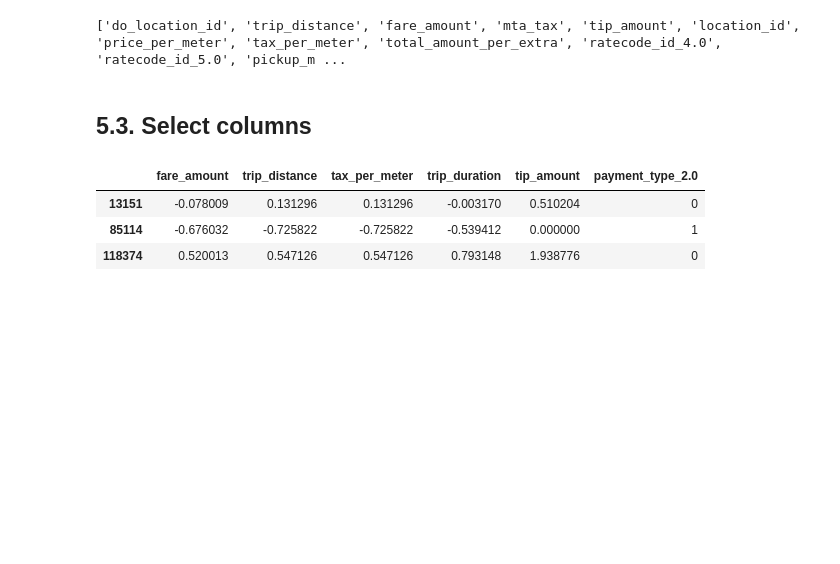
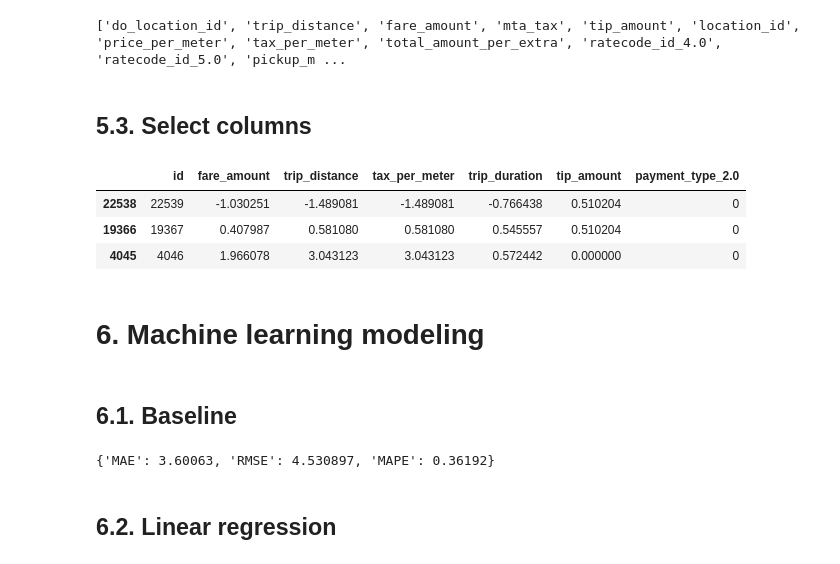
Before and after one commit to cenciati/predict-taxi-fare, a Jupyter notebook: notebooks/experiment-01.ipynb, the cells around one changed output. Saved outputs shown, nothing was run; the diff lists cells and outputs as text; code cells hidden in the pictures; blank space fills up the shorter version.

Commit message:
🧪 experiment 01: machine learning modeling done

```diff
--- a/notebooks/experiment-01.ipynb
+++ b/notebooks/experiment-01.ipynb
@@ -359,8 +377,8 @@ assert X_val.shape[0] == y_val.shape[0]
 ## 4.2. Standardization
 # %%
 columns_to_standardize: List[str] = [
-    "trip_distance", "fare_amount", "tip_amount", "price_per_meter",
-    "trip_duration", "tax_per_meter", "total_amount_per_extra"
+    "trip_distance", "fare_amount", "tip_amount",
+    "price_per_meter", "trip_duration", "tax_per_meter",
 ]
 for column in columns_to_standardize:
     standard_scaler = pp.StandardScaler()
@@ -627,14 +645,14 @@ print(selected_columns_by_boruta)
 ## 5.3. Select columns
 # %%
 selected_columns: List[str] = [
-    "fare_amount", "trip_distance", "tax_per_meter",
+    "id", "fare_amount", "trip_distance", "tax_per_meter",
     "trip_duration", "tip_amount", "payment_type_2.0"
 ]
 X_train = X_train.loc[:, selected_columns]
 X_val = X_val.loc[:, selected_columns]
 X_train.sample(3)
 # %% [output]
-|  | fare_amount | trip_distance | tax_per_meter | trip_duration | tip_amount | payment_type_2.0 |
-| 13151 | -0.078009 | 0.131296 | 0.131296 | -0.003170 | 0.510204 | 0 |
-| 85114 | -0.676032 | -0.725822 | -0.725822 | -0.539412 | 0.000000 | 1 |
-| 118374 | 0.520013 | 0.547126 | 0.547126 | 0.793148 | 1.938776 | 0 |
+|  | id | fare_amount | trip_distance | tax_per_meter | trip_duration | tip_amount | payment_type_2.0 |
+| 22538 | 22539 | -1.030251 | -1.489081 | -1.489081 | -0.766438 | 0.510204 | 0 |
+| 19366 | 19367 | 0.407987 | 0.581080 | 0.581080 | 0.545557 | 0.510204 | 0 |
+| 4045 | 4046 | 1.966078 | 3.043123 | 3.043123 | 0.572442 | 0.000000 | 0 |
@@ -645,0 +659,23 @@ X_train.sample(3)
+# %% [markdown]
+# 6. Machine learning modeling
+# %% [markdown]
+## 6.1. Baseline
+# %%
+scores_dummy: List[float] = cross_validate(
+    DummyRegressor(),
+    X_train.drop("id", axis=1).to_numpy(),
+    y_train.to_numpy(),
+    scoring=(
+        "neg_mean_absolute_error",
+        "neg_root_mean_squared_error",
+        "neg_mean_absolute_percentage_error"
+    ),
+    cv=10,
+    n_jobs=(-1)
+)
+dummy_results: Dict[str, float] = get_metrics(scores_dummy)
+print(dummy_results)
+# %% [output]
+{'MAE': 3.60063, 'RMSE': 4.530897, 'MAPE': 0.36192}
+# %% [markdown]
+## 6.2. Linear regression
```
Also changed, not shown: parts of 20 cells of this notebook.
